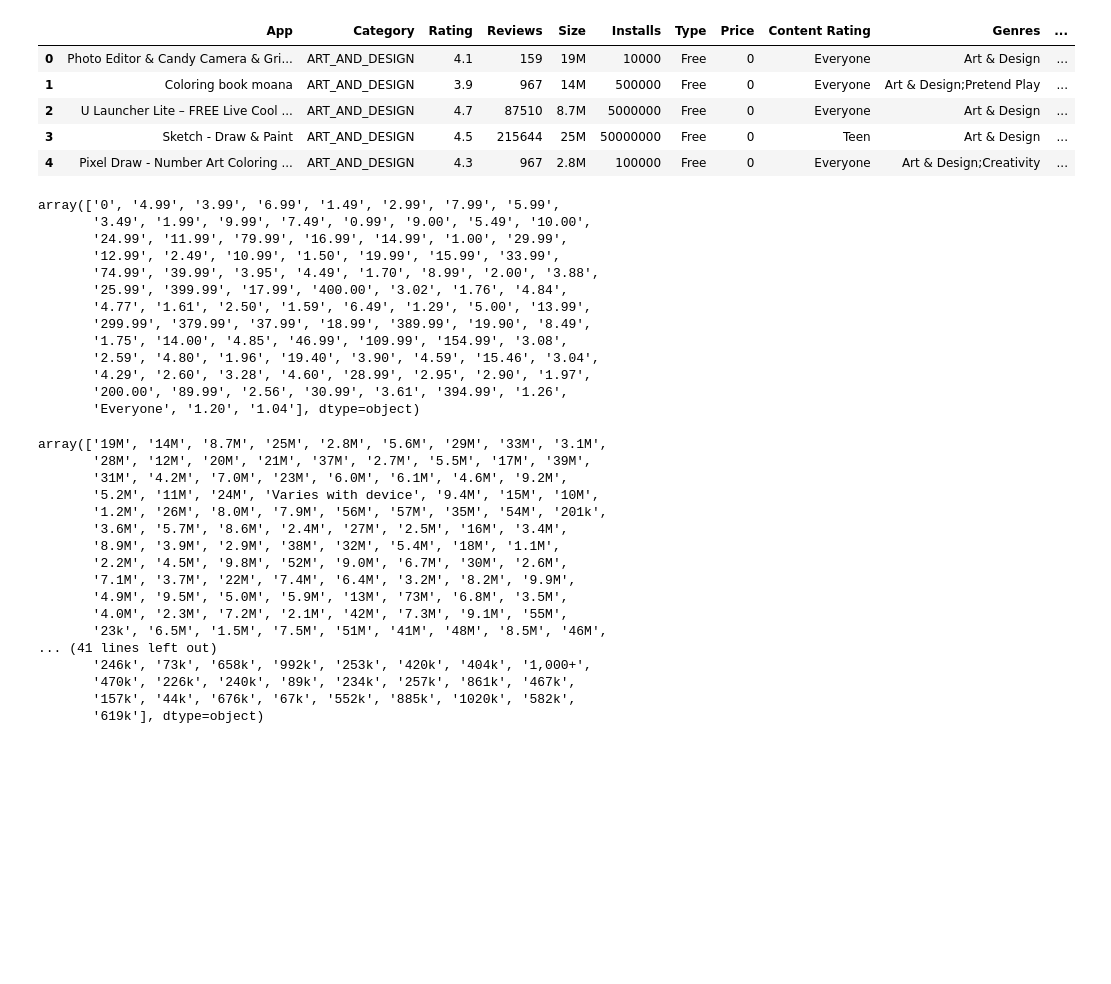
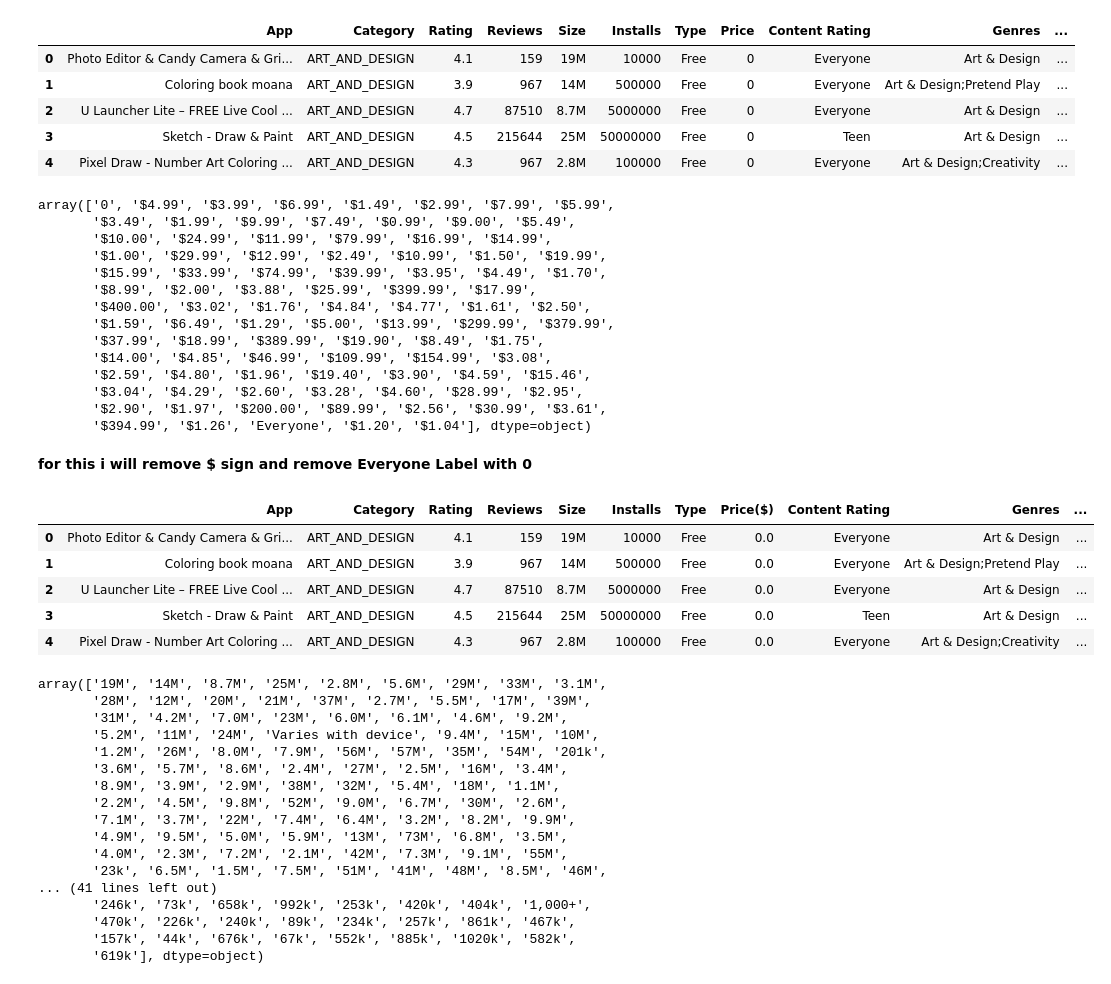
Before and after one commit to RJSINGH64/google_playstore, a Jupyter notebook: google_research.ipynb, the cells around one changed output. Cells and saved outputs as stored; diff of their text form; code cells hidden in the pictures; blank space fills up the shorter version.

```diff
--- a/google_research.ipynb
+++ b/google_research.ipynb
@@ -130,4 +128,13 @@ Name: Installs, Length: 10841, dtype: object
-# %%
-df["Installs"]=df["Installs"].str.replace("+" , "")
-df["Installs"]=df["Installs"].str.replace("," , "")
+# %%
+# Function to handle the conversion
+def convert_to_numeric(value):
+    if value == 'Free':
+        return 0
+    else:
+        # Remove commas and '+'
+        value = value.replace(',', '').replace('+', '')
+        return int(value)
+
+# Apply the conversion
+df["Installs"] = df["Installs"].apply(convert_to_numeric)
 # %%
@@ -160,20 +160,35 @@ df.head()
 | 4 | Pixel Draw - Number Art Coloring ... | ART_AND_DESIGN | 4.3 | 967 | 2.8M | 100000 | Free | 0 | Everyone | Art & Design;Creativity | ... |
 # %%
 df["Price"].unique() #lets remove this dollar sign $ from Price column
-df["Price"]=df["Price"].str.replace("$" , "")
-df["Price"].unique()
 # %% [output]
-array(['0', '4.99', '3.99', '6.99', '1.49', '2.99', '7.99', '5.99',
-       '3.49', '1.99', '9.99', '7.49', '0.99', '9.00', '5.49', '10.00',
-       '24.99', '11.99', '79.99', '16.99', '14.99', '1.00', '29.99',
-       '12.99', '2.49', '10.99', '1.50', '19.99', '15.99', '33.99',
-       '74.99', '39.99', '3.95', '4.49', '1.70', '8.99', '2.00', '3.88',
-       '25.99', '399.99', '17.99', '400.00', '3.02', '1.76', '4.84',
-       '4.77', '1.61', '2.50', '1.59', '6.49', '1.29', '5.00', '13.99',
-       '299.99', '379.99', '37.99', '18.99', '389.99', '19.90', '8.49',
-       '1.75', '14.00', '4.85', '46.99', '109.99', '154.99', '3.08',
-       '2.59', '4.80', '1.96', '19.40', '3.90', '4.59', '15.46', '3.04',
-       '4.29', '2.60', '3.28', '4.60', '28.99', '2.95', '2.90', '1.97',
-       '200.00', '89.99', '2.56', '30.99', '3.61', '394.99', '1.26',
-       'Everyone', '1.20', '1.04'], dtype=object)
+array(['0', '$4.99', '$3.99', '$6.99', '$1.49', '$2.99', '$7.99', '$5.99',
+       '$3.49', '$1.99', '$9.99', '$7.49', '$0.99', '$9.00', '$5.49',
+       '$10.00', '$24.99', '$11.99', '$79.99', '$16.99', '$14.99',
+       '$1.00', '$29.99', '$12.99', '$2.49', '$10.99', '$1.50', '$19.99',
+       '$15.99', '$33.99', '$74.99', '$39.99', '$3.95', '$4.49', '$1.70',
+       '$8.99', '$2.00', '$3.88', '$25.99', '$399.99', '$17.99',
+       '$400.00', '$3.02', '$1.76', '$4.84', '$4.77', '$1.61', '$2.50',
+       '$1.59', '$6.49', '$1.29', '$5.00', '$13.99', '$299.99', '$379.99',
+       '$37.99', '$18.99', '$389.99', '$19.90', '$8.49', '$1.75',
+       '$14.00', '$4.85', '$46.99', '$109.99', '$154.99', '$3.08',
+       '$2.59', '$4.80', '$1.96', '$19.40', '$3.90', '$4.59', '$15.46',
+       '$3.04', '$4.29', '$2.60', '$3.28', '$4.60', '$28.99', '$2.95',
+       '$2.90', '$1.97', '$200.00', '$89.99', '$2.56', '$30.99', '$3.61',
+       '$394.99', '$1.26', 'Everyone', '$1.20', '$1.04'], dtype=object)
+# %% [markdown]
+**for this i will remove $ sign and remove Everyone Label with 0**
+# %%
+df["Price"]= df["Price"].str.replace("$" , "")
+df["Price"]= df["Price"].str.replace("Everyone" , "0")
+df["Price"]=df["Price"].astype(float)
+df["Price"].unique()
+df.rename(columns={"Price":"Price($)"} , inplace=True)
+df.head()
+# %% [output]
+|  | App | Category | Rating | Reviews | Size | Installs | Type | Price($) | Content Rating | Genres | ... |
+| 0 | Photo Editor & Candy Camera & Gri... | ART_AND_DESIGN | 4.1 | 159 | 19M | 10000 | Free | 0.0 | Everyone | Art & Design | ... |
+| 1 | Coloring book moana | ART_AND_DESIGN | 3.9 | 967 | 14M | 500000 | Free | 0.0 | Everyone | Art & Design;Pretend Play | ... |
+| 2 | U Launcher Lite – FREE Live Cool ... | ART_AND_DESIGN | 4.7 | 87510 | 8.7M | 5000000 | Free | 0.0 | Everyone | Art & Design | ... |
+| 3 | Sketch - Draw & Paint | ART_AND_DESIGN | 4.5 | 215644 | 25M | 50000000 | Free | 0.0 | Teen | Art & Design | ... |
+| 4 | Pixel Draw - Number Art Coloring ... | ART_AND_DESIGN | 4.3 | 967 | 2.8M | 100000 | Free | 0.0 | Everyone | Art & Design;Creativity | ... |
 # %%
```
Also changed, not shown: parts of 48 cells of this notebook.
